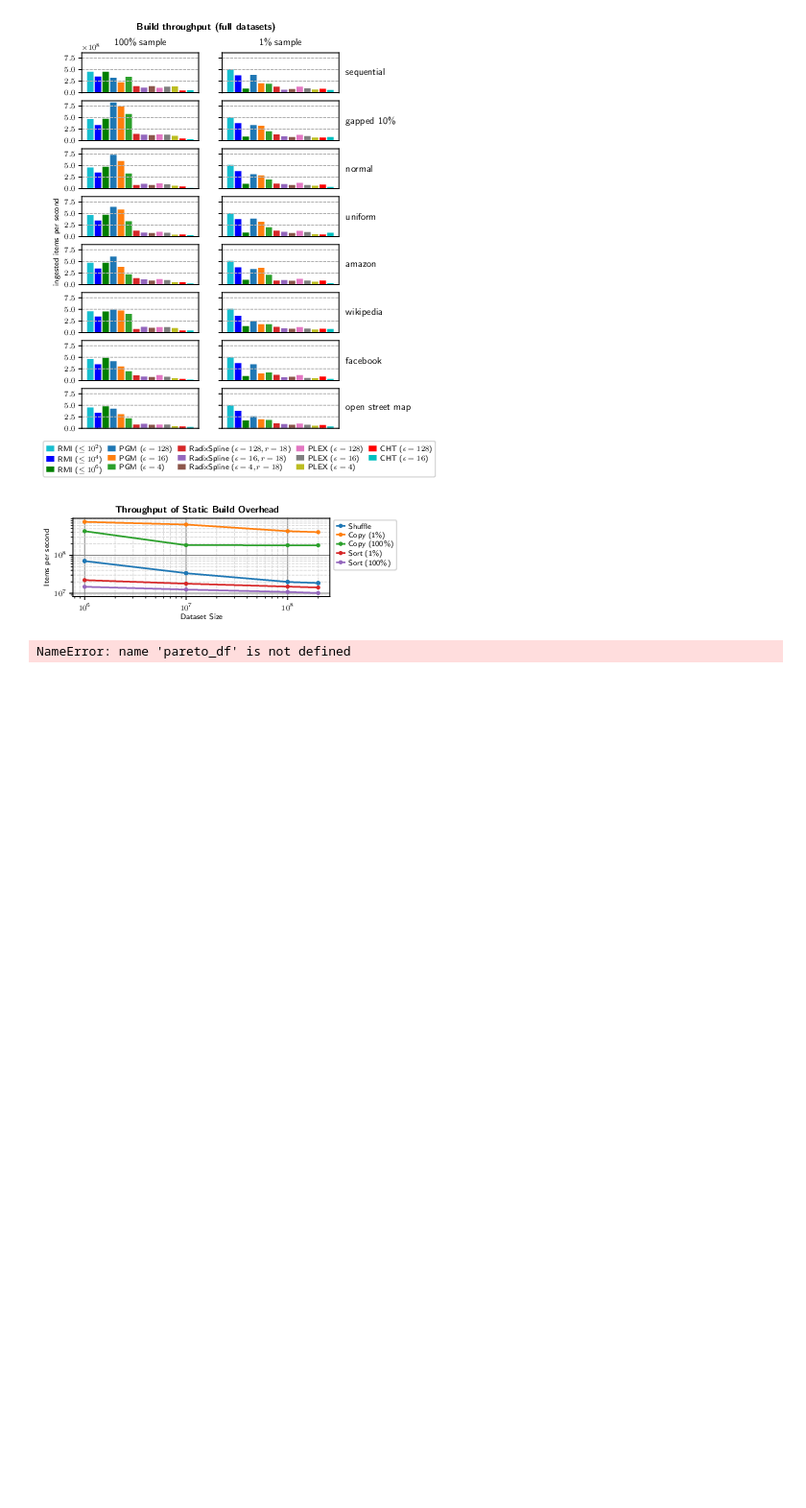
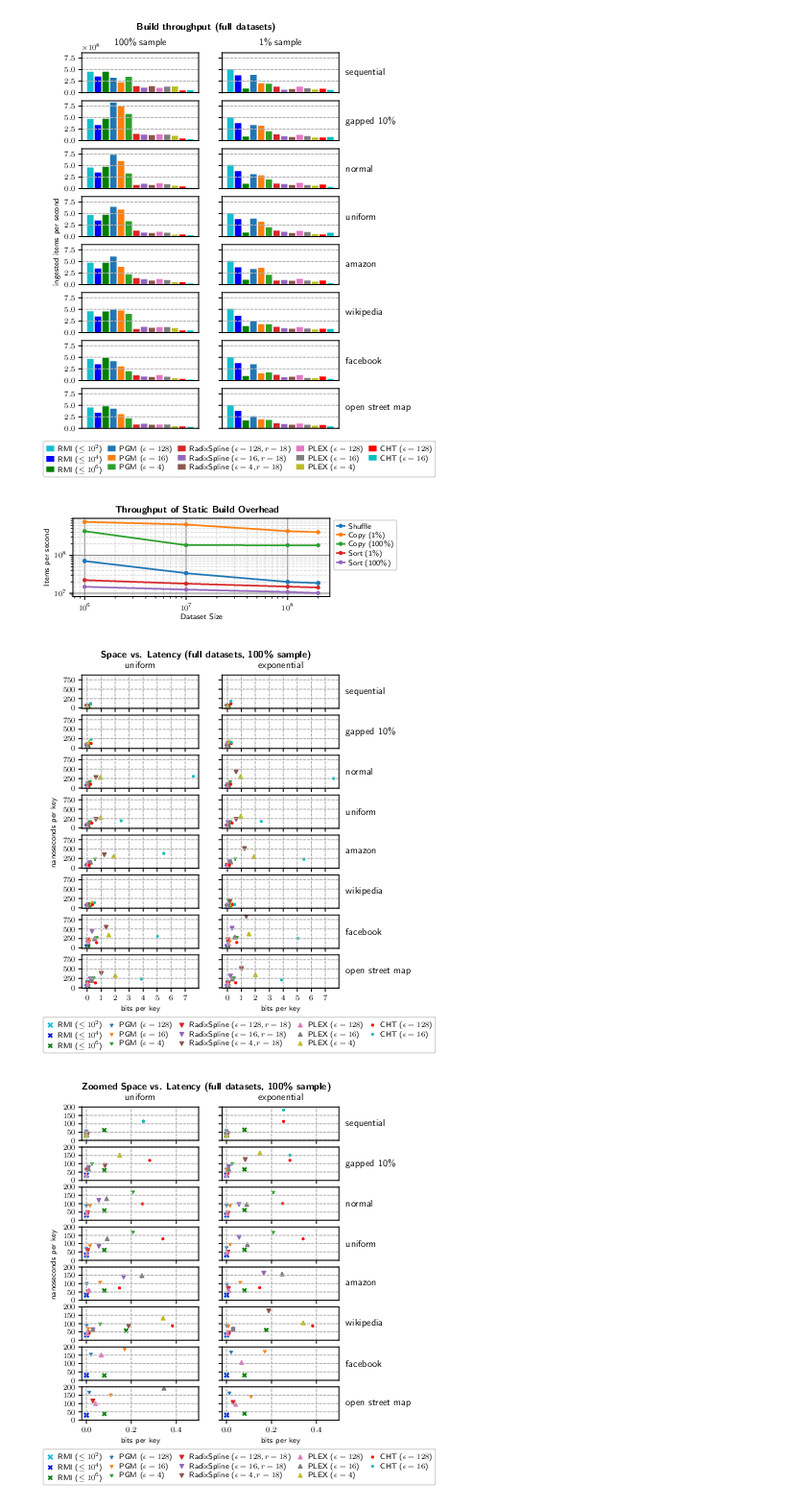
Before and after one commit to DominikHorn/learned-hashing, a Jupyter notebook: plots/plots.ipynb, the cells around one changed output. Shown at 96% size. Cells and saved outputs as stored; diff of their text form; code cells hidden in the pictures; blank space fills up the shorter version.

Commit message:
render space vs latency plots

```diff
--- a/plots/plots.ipynb
+++ b/plots/plots.ipynb
@@ -48,6 +48,20 @@ with open (results_file) as file:
     data = json.load(file)
     df = pd.json_normalize(data, "benchmarks")
 # %%
+def get_marker(f):
+    if f.startswith("cht"):
+        return "."
+    if f.startswith("pgm"):
+        return "1"
+    if f.startswith("radix_spline"):
+        return "v"
+    if f.startswith("trie_spline"):
+        return "^"
+    if f.startswith("rmi"):
+        return "x"
+
+    return "*"
+
 def dataset_name(d):
     return {'books': "amazon",
             'fb': "facebook",
@@ -549,7 +563,7 @@ plot_build_overhead(th_df)
 # %% [output]
 [figure]
 # %%
-def plot_space_vs_time(data, title=None, xmax=None, ymax=None, yticks=None):
+def plot_space_vs_time(data, sample_size=100, title=None, xlim=None, ymax=None, xticks=None, yticks=None):
     dists = set(data[probing_dist_key])
 
     rows = 8
@@ -557,7 +571,7 @@ def plot_space_vs_time(data, title=None, xmax=None, ymax=None, yticks=None):
 
     fig, axs = plt.subplots(rows, cols, figsize=(fig_width*0.8, rows*fig_height*0.5), sharex=True, sharey=True)
 
-    data = data[data[dataset_size_key] > 10**7].copy(deep=True).sort_values(by=[dataset_order_key, order_key])
+    data = data[(data[rounded_dataset_size_key] >= 10**8) & (data[sample_size_key] == sample_size)].copy(deep=True).sort_values(by=[dataset_order_key, order_key])
     for i, (dataset, df) in enumerate(data.groupby([dataset_key], sort=False)):
         pad = 7.5
         axs[i][-1].annotate(
@@ -575,15 +589,15 @@ def plot_space_vs_time(data, title=None, xmax=None, ymax=None, yticks=None):
         for j, (probing_dist, df) in enumerate(df.groupby([probing_dist_key], sort=False)):
             ax = axs[i][j]
 
-            for name, df in df.groupby([func_key], sort=False):
-                if name == "DoNothingHash":
-                    continue
-                ax.scatter(x=df[hashfn_bits_key], y=df["cpu_time"], label=function_name(name, params=True), color=get_color(name), marker='x', s=14)
+            for raw_name, df in df.groupby([raw_func_key], sort=False):
+                ax.scatter(x=df[hashfn_bits_per_key], y=df["cpu_time"], label=function_name(raw_name), color=get_color(raw_name), marker=get_marker(raw_name), s=20 if raw_name == "rmi_hash_100" else 14)
 
-            if xmax != None:
-                ax.set_xlim([0, xmax])
+            if xlim != None:
+                ax.set_xlim(xlim)
             if ymax != None:
                 ax.set_ylim([0, ymax])
+            if xticks != None:
+                ax.set_xticks(xticks)
             if yticks != None:
                 ax.set_yticks(yticks)
 
@@ -591,38 +605,41 @@ def plot_space_vs_time(data, title=None, xmax=None, ymax=None, yticks=None):
             ax.set_xlabel("bits per key")
 
             if i == 0:
                 ax.annotate(
                     probing_dist,
                     xy=(0.5, 1),
                     xytext=(0, pad),
                     xycoords='axes fraction',
                     textcoords='offset points',
                     size='large',
                     ha='center',
                     va='baseline',
                 )
 
     h, l = axs[0][0].get_legend_handles_labels()
     legend = fig.legend(h, l,
                loc='lower center',
-               bbox_to_anchor=(0.5, -0.05),
-               ncol=3,
+               bbox_to_anchor=(0.6, -0.04),
+               ncol=5,
                borderpad=0.4,
                labelspacing=0.2,
                handlelength=1.0,
                handletextpad=0.5,
                columnspacing=0.7
               )
 
     # overall title
-    fig.suptitle(f"{f'{title.capitalize()} ' if title != None else ''} Space vs. Latency (full datasets)", y=0.94, fontweight="bold")
+    fig.suptitle(f"{f'{title.capitalize()} ' if title != None else ''} Space vs. Latency (full datasets, {sample_size}% sample)", y=0.94, fontweight="bold")
     fig.text(0.03, 0.5, 'nanoseconds per key', va='center', rotation='vertical')
 
-    fig.savefig(f"pareto{f'_{title}' if title != None else ''}.pdf", bbox_inches="tight", dpi=300)
-    fig.savefig(f"pareto{f'_{title}' if title != None else ''}.pgf", bbox_inches="tight", dpi=300)
+    fig.savefig(f"pareto{f'_{title}' if title != None else ''}_{sample_size}.pdf", bbox_inches="tight", dpi=300)
+    fig.savefig(f"pareto{f'_{title}' if title != None else ''}_{sample_size}.pgf", bbox_inches="tight", dpi=300)
     return
 
-plot_space_vs_time(pareto_df, yticks=[0, 500, 1000, 1500])
-plot_space_vs_time(pareto_df, title='zoomed', xmax=40, ymax=350, yticks=[0, 100, 200, 300])
+plot_space_vs_time(th_df, sample_size=100, xticks=[0, 1, 2, 3, 4, 5, 6, 7], yticks=[0, 250, 500, 750])
+plot_space_vs_time(th_df, sample_size=100, title="zoomed", xlim=[-0.02, 0.5], ymax=200, yticks=[0, 50, 100, 150, 200])
+plot_space_vs_time(th_df, sample_size=1, yticks=[0, 50, 100, 150])
+plot_space_vs_time(th_df, sample_size=1, title="zoomed", xlim=[-0.001, 0.025], ymax=75, yticks=[0, 25, 50, 75])
 # %% [output]
-NameError: name 'pareto_df' is not defined
+[figure, added]
+[figure, added]
```
Also changed, not shown: parts of 1 cell of this notebook.
